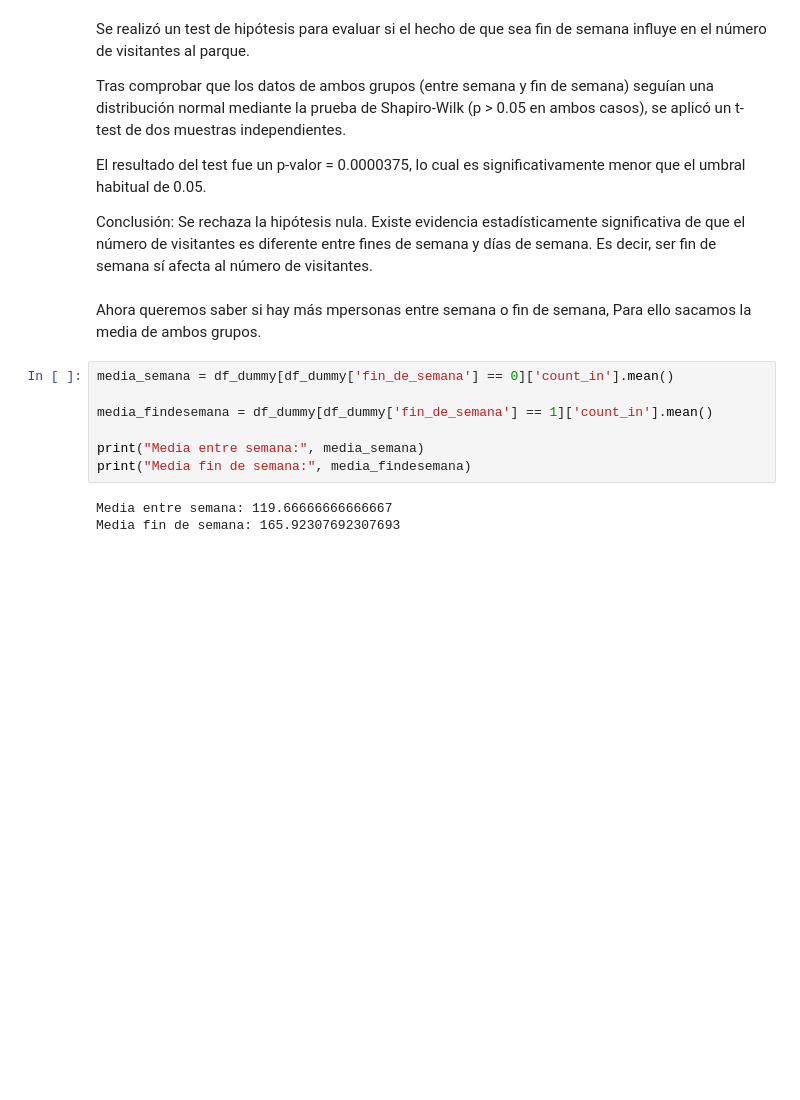
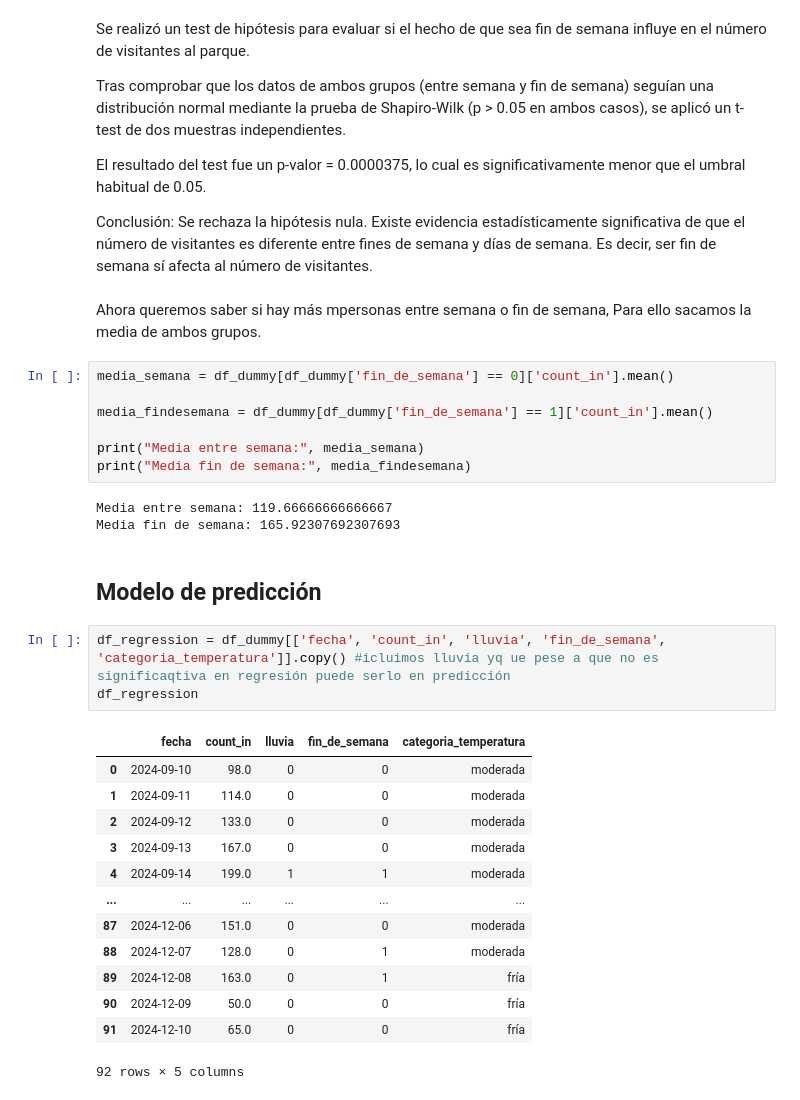
Before and after one commit to hugoloopez/NaturalParkOcuppancy, a Jupyter notebook: obtencion_tratamiento_datos.ipynb, the cells around one changed output. Saved outputs shown, nothing was run; the diff lists cells and outputs as text; blank space fills up the shorter version.

```diff
--- a/obtencion_tratamiento_datos.ipynb
+++ b/obtencion_tratamiento_datos.ipynb
@@ -579,3 +579,22 @@ print("Media fin de semana:", media_findesemana)
 # %% [output]
 Media entre semana: 119.66666666666667
 Media fin de semana: 165.92307692307693
+# %% [markdown]
+## Modelo de predicción
+# %%
+df_regression = df_dummy[['fecha', 'count_in', 'lluvia', 'fin_de_semana', 'categoria_temperatura']].copy() #icluimos lluvia yq ue pese a que no es significaqtiva en regresión puede serlo en predicción
+df_regression
+# %% [output]
+|  | fecha | count_in | lluvia | fin_de_semana | categoria_temperatura |
+| 0 | 2024-09-10 | 98.0 | 0 | 0 | moderada |
+| 1 | 2024-09-11 | 114.0 | 0 | 0 | moderada |
+| 2 | 2024-09-12 | 133.0 | 0 | 0 | moderada |
+| 3 | 2024-09-13 | 167.0 | 0 | 0 | moderada |
+| 4 | 2024-09-14 | 199.0 | 1 | 1 | moderada |
+| ... | ... | ... | ... | ... | ... |
+| 87 | 2024-12-06 | 151.0 | 0 | 0 | moderada |
+| 88 | 2024-12-07 | 128.0 | 0 | 1 | moderada |
+| 89 | 2024-12-08 | 163.0 | 0 | 1 | fría |
+| 90 | 2024-12-09 | 50.0 | 0 | 0 | fría |
+| 91 | 2024-12-10 | 65.0 | 0 | 0 | fría |
+92 rows × 5 columns
```
Also changed, not shown: parts of 2 cells of this notebook.
